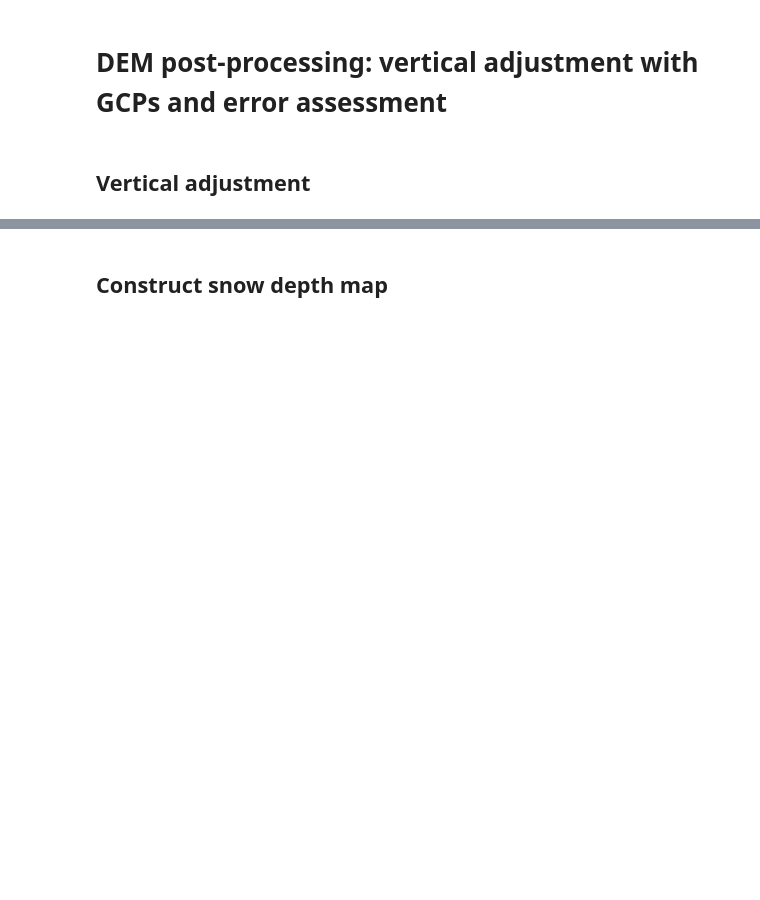
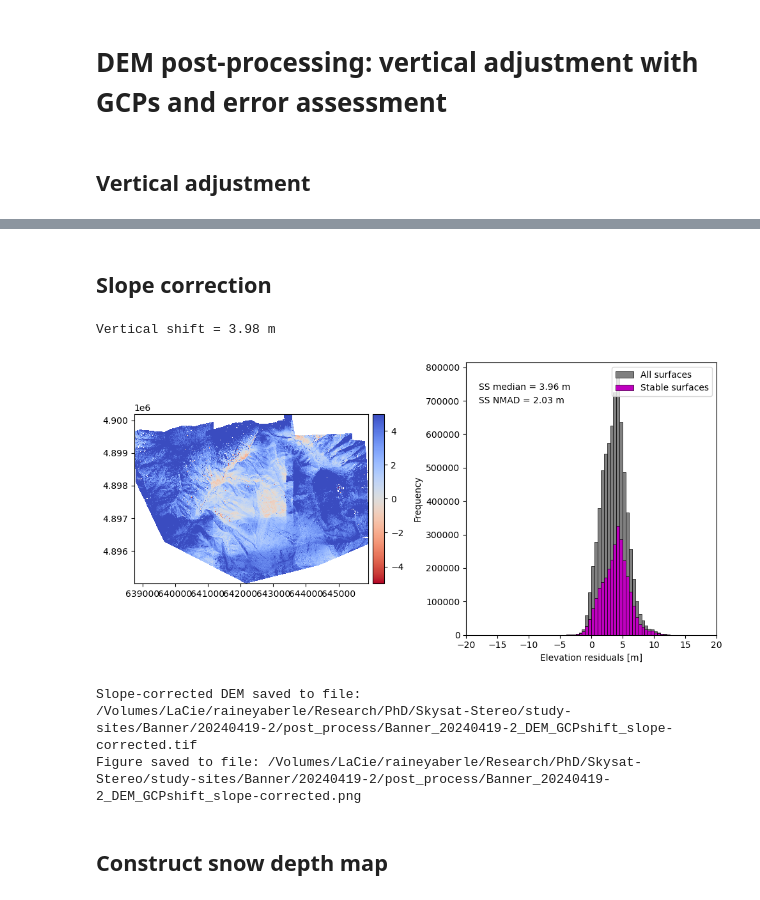
Before and after one commit to RaineyAbe/skysat_stereo_snow, a Jupyter notebook: notebooks/post_process.ipynb, the cells around one changed output, grey strips where cells are left out. Saved outputs shown, nothing was run; the diff lists cells and outputs as text; code cells hidden in the pictures; blank space fills up the shorter version.

```diff
--- a/notebooks/post_process.ipynb
+++ b/notebooks/post_process.ipynb
@@ -140,3 +86,63 @@ if not os.path.exists(stats_fig_fn):
+# %% [markdown]
+## Slope correction
+# %%
+dem_slopecorr_zshift_fn = dem_zshift_fn.replace('.tif', '_slope-corrected.tif')
+if not os.path.exists(dem_slopecorr_zshift_fn):
+    # Load inputs
+    refdem = xdem.DEM(refdem_fn).reproject(dem_zshift)
+    ss_mask = gu.Raster(ss_mask_fn).reproject(dem_zshift)
+    ss_mask = (ss_mask==1)
+    gcp = gu.Vector(gcp_fn).reproject(dem_zshift)
+    gcp = gcp.create_mask(dem_zshift)
+
+    # Slope correction
+    corr = xdem.coreg.TerrainBias(terrain_attribute="slope", fit_or_bin='bin').fit(refdem, dem_zshift, ss_mask)
+    dem_slopecorr = corr.apply(dem_zshift)
+    ddem_slopecorr = dem_slopecorr - refdem
+
+    # Apply vertical shift to DEM using GCP
+    shift = xdem.coreg.VerticalShift().fit(refdem, dem_slopecorr, gcp)
+    zshift = shift.meta['outputs']['affine']['shift_z']
+    print(f"Vertical shift = {np.round(float(zshift),2)} m")
+    dem_slopecorr_zshift = shift.apply(dem_slopecorr)
+    ddem_slopecorr_zshift = shift.apply(ddem_slopecorr)
+
+    # Calculate stable surface stats
+    ddem_slopecorr_zshift_ss = ddem_slopecorr_zshift[ss_mask]
+    ss_median, ss_nmad = np.ma.median(ddem_slopecorr_zshift_ss), xdem.spatialstats.nmad(ddem_slopecorr_zshift_ss)
+
+    # Plot
+    fig, ax = plt.subplots(1, 2, figsize=(10,5))
+    bins = np.arange(-20, 20.2, 0.5)
+    ddem_slopecorr_zshift.plot(cmap='coolwarm_r', vmin=-5, vmax=5, ax=ax[0])
+    ax[1].hist(ddem_slopecorr_zshift.data.ravel(), color='gray', edgecolor='k', linewidth=0.5,
+               bins=bins, label='All surfaces')
+    ax[1].hist(ddem_slopecorr_zshift_ss.data.ravel(), color='m', edgecolor='k', linewidth=0.5,
+               bins=bins, label='Stable surfaces')
+    ax[1].text(0.05, 0.9, f"SS median = {np.round(float(ss_median),2)} m", transform=ax[1].transAxes)
+    ax[1].text(0.05, 0.85, f"SS NMAD = {np.round(float(ss_nmad),2)} m", transform=ax[1].transAxes)
+    ax[1].set_xlim(bins[0], bins[-1])
+    ax[1].set_xlabel('Elevation residuals [m]')
+    ax[1].set_ylabel('Frequency')
+    ax[1].legend(loc='upper right')
+    fig.tight_layout()
+    plt.show()
+
+    # Save slope-corrected DEM and to file
+    dem_slopecorr_zshift.save(dem_slopecorr_zshift_fn)
+    print('Slope-corrected DEM saved to file:', dem_slopecorr_zshift_fn)
+    fig_fn = dem_slopecorr_zshift_fn.replace('.tif', '.png')
+    fig.savefig(fig_fn, dpi=250, bbox_inches='tight')
+    print('Figure saved to file:', fig_fn)
+
+else:
+    dem_slopecorr_zshift = xdem.DEM(dem_slopecorr_zshift_fn)
+    print('Slope-corrected DEM loaded from file.')
+# %% [output]
+Vertical shift = 3.98 m
+[figure, added]
+Slope-corrected DEM saved to file: /Volumes/LaCie/raineyaberle/Research/PhD/Skysat-Stereo/study-sites/Banner/20240419-2/post_process/Banner_20240419-2_DEM_GCPshift_slope-corrected.tif
+Figure saved to file: /Volumes/LaCie/raineyaberle/Research/PhD/Skysat-Stereo/study-sites/Banner/20240419-2/post_process/Banner_20240419-2_DEM_GCPshift_slope-corrected.png
 # %% [markdown]
 ## Construct snow depth map
 # %%
```
Also changed, not shown: parts of 5 cells of this notebook, 18 other files.
